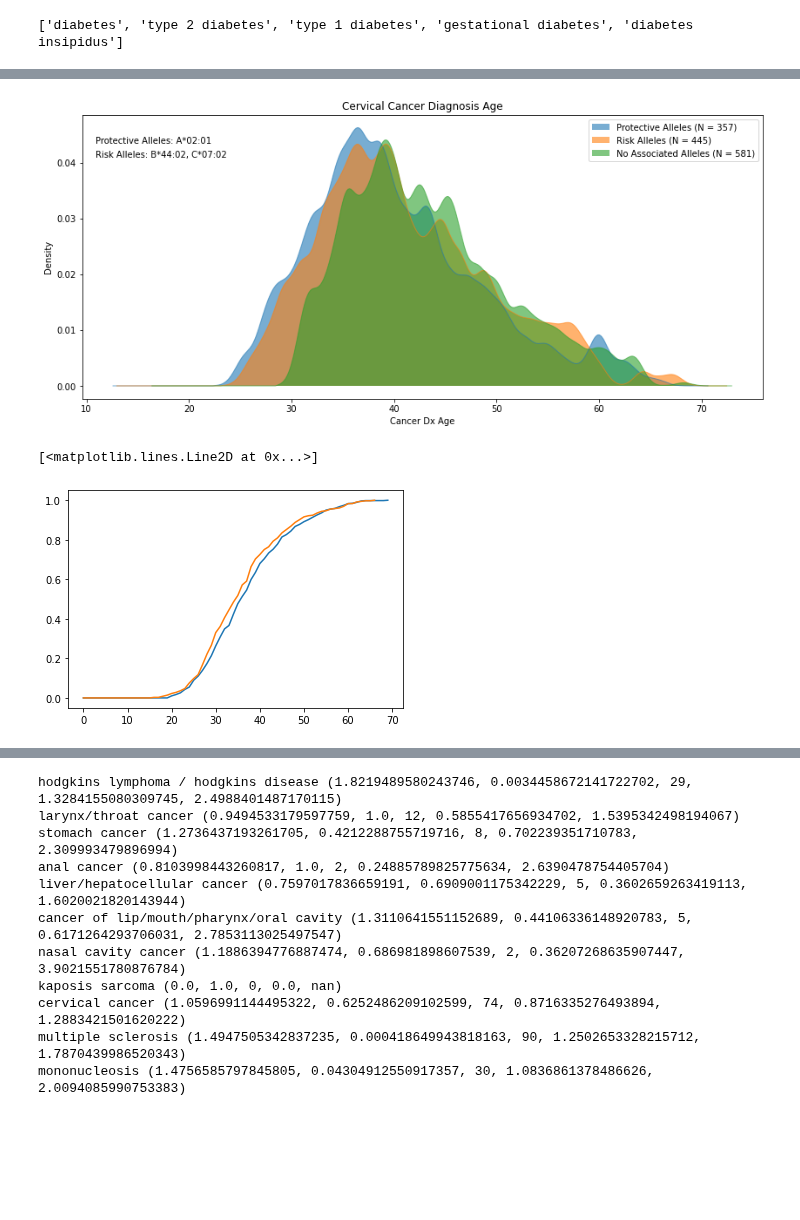
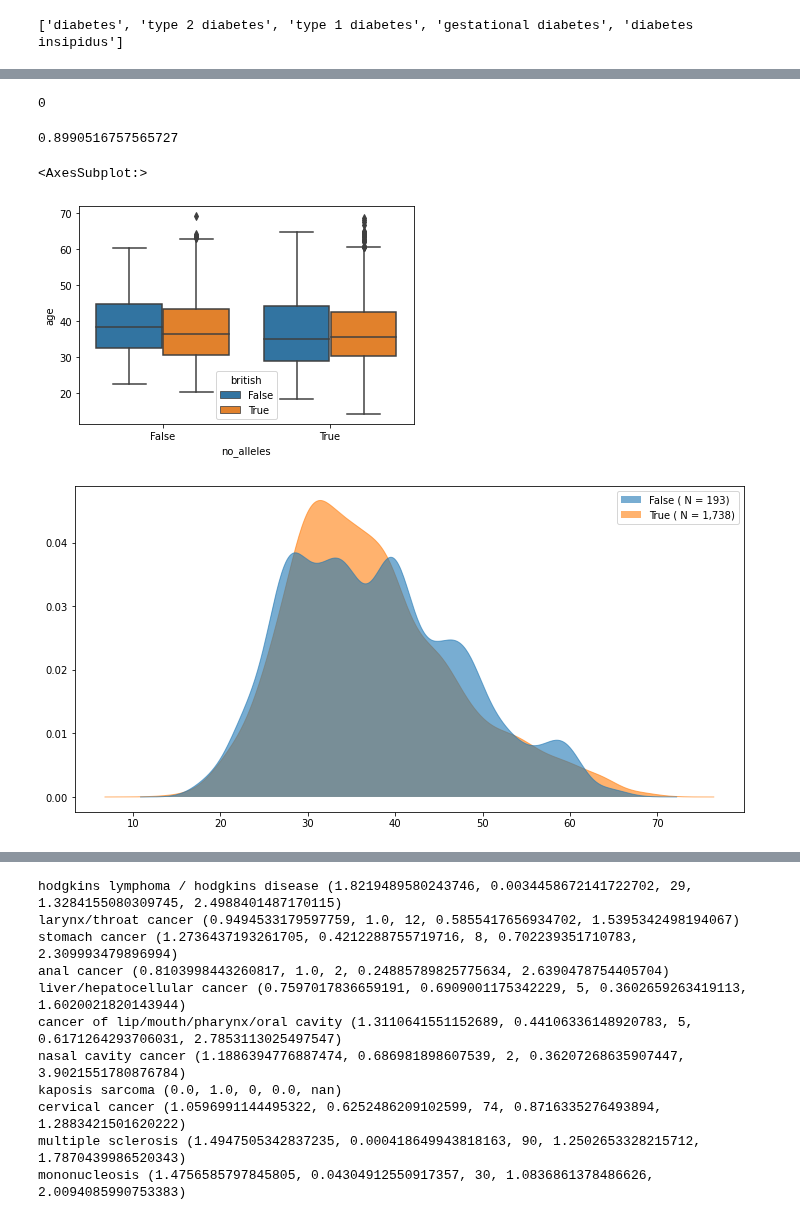
Before and after one commit to cole-khamnei/HLA_genotyping_associations, a Jupyter notebook: notebooks/allele_specific_associations.ipynb, the cells around one changed output, grey strips where cells are left out. Cells and saved outputs as stored; diff of their text form; code cells hidden in the pictures; blank space fills up the shorter version.

```diff
--- a/notebooks/allele_specific_associations.ipynb
+++ b/notebooks/allele_specific_associations.ipynb
@@ -230,51 +134,0 @@ hodgkins lymphoma / hodgkins disease
-# %%
-illness = hodgkins_label
-illness = "cervical cancer"
-
-_, illness_dx_ages = get_illness_value_dx_age(biobank_data, illness, "cancer_code")
-
-if illness == "cervical cancer":
-    protective_alleles = ["A*02:01"]
-    risk_alleles = ["B*44:02", "C*07:02"]
-
-else:
-    protective_alleles = ["A*02:01"]
-    risk_alleles = ["A*01:01", "B*44:02"]
-
-illness_values = illness_dx_ages >= 0
-
-fig, ax = plt.subplots(figsize=(14, 6))
-
-has_protective_allele = biobank_data[constants.HLA_ALLELE_COLUMNS].isin(protective_alleles).any(axis=1)
-has_risk_allele = biobank_data[constants.HLA_ALLELE_COLUMNS].isin(risk_alleles).any(axis=1)
-
-index = illness_values & has_protective_allele & ~ has_risk_allele
-kde_plot(illness_dx_ages[index], clip=[0, None], bw=0.1,
-         ax=ax, label=f"Protective Alleles (N = {np.count_nonzero(index):,})")
-
-index = illness_values & has_risk_allele & ~ has_protective_allele
-kde_plot(illness_dx_ages[index], clip=[0, None], bw=0.1,
-         ax=ax, label=f"Risk Alleles (N = {np.count_nonzero(index):,})")
-index = illness_values & ~has_risk_allele & ~has_protective_allele
-kde_plot(illness_dx_ages[index], clip=[0, None], bw=0.1,
-         ax=ax, label=f"No Associated Alleles (N = {np.count_nonzero(index):,})")
-ax.set_xlabel("Cancer Dx Age")
-ax.set_ylabel("Density")
-ax.set_title(illness.title() + " Diagnosis Age")
-
-ax.text(0.02, .9, f"Protective Alleles: {', '.join(protective_alleles)}", transform = ax.transAxes)
-ax.text(0.02, .85, f"Risk Alleles: {', '.join(risk_alleles)}", transform = ax.transAxes)
-plt.show()
-# %% [output]
-[figure, removed]
-# %%
-no_alleles_bins = np.bincount(illness_dx_ages[illness_values & ~has_risk_allele & ~has_protective_allele].astype(int))
-alleles_bins = np.bincount(illness_dx_ages[illness_values & has_protective_allele & ~has_risk_allele].astype(int))
-no_alleles_bins = no_alleles_bins / np.sum(no_alleles_bins)
-alleles_bins = alleles_bins / np.sum(alleles_bins)
-
-plt.plot(np.cumsum(no_alleles_bins))
-plt.plot(np.cumsum(alleles_bins))
-# %% [output]
-[<matplotlib.lines.Line2D at 0x...>]
-[figure, removed]
@@ -329,0 +135,22 @@ if illness != "cervical cancer":
+# %%
+cervical_cancer_dx_ages <
+# %% [output]
+0
+# %%
+(biobank_data["ethnic_background"][no_alleles] == "British").mean()
+(biobank_data["ethnic_background"][] == "British").mean()
+# %% [output]
+0.8990516757565727
+# %%
+df = {"age": cervical_cancer_dx_ages, "british": biobank_data["ethnic_background"] == "British"}
+for allele in alleles:
+    df[allele] = biobank_data[constants.HLA_ALLELE_COLUMNS].isin([allele]).any(axis=1)
+df = pd.DataFrame(df).loc[cervical_cancer]
+df["no_alleles"] = df[alleles].any(axis=1)
+sns.boxplot(data=df, x="no_alleles", y="age", hue="british")
+
+kde_plot(data=df, x="age", hue="british", bw=0.2)
+# %% [output]
+<AxesSubplot:>
+[figure, added]
+[figure, added]
```
Also changed, not shown: parts of 20 cells of this notebook, 3 other files.
